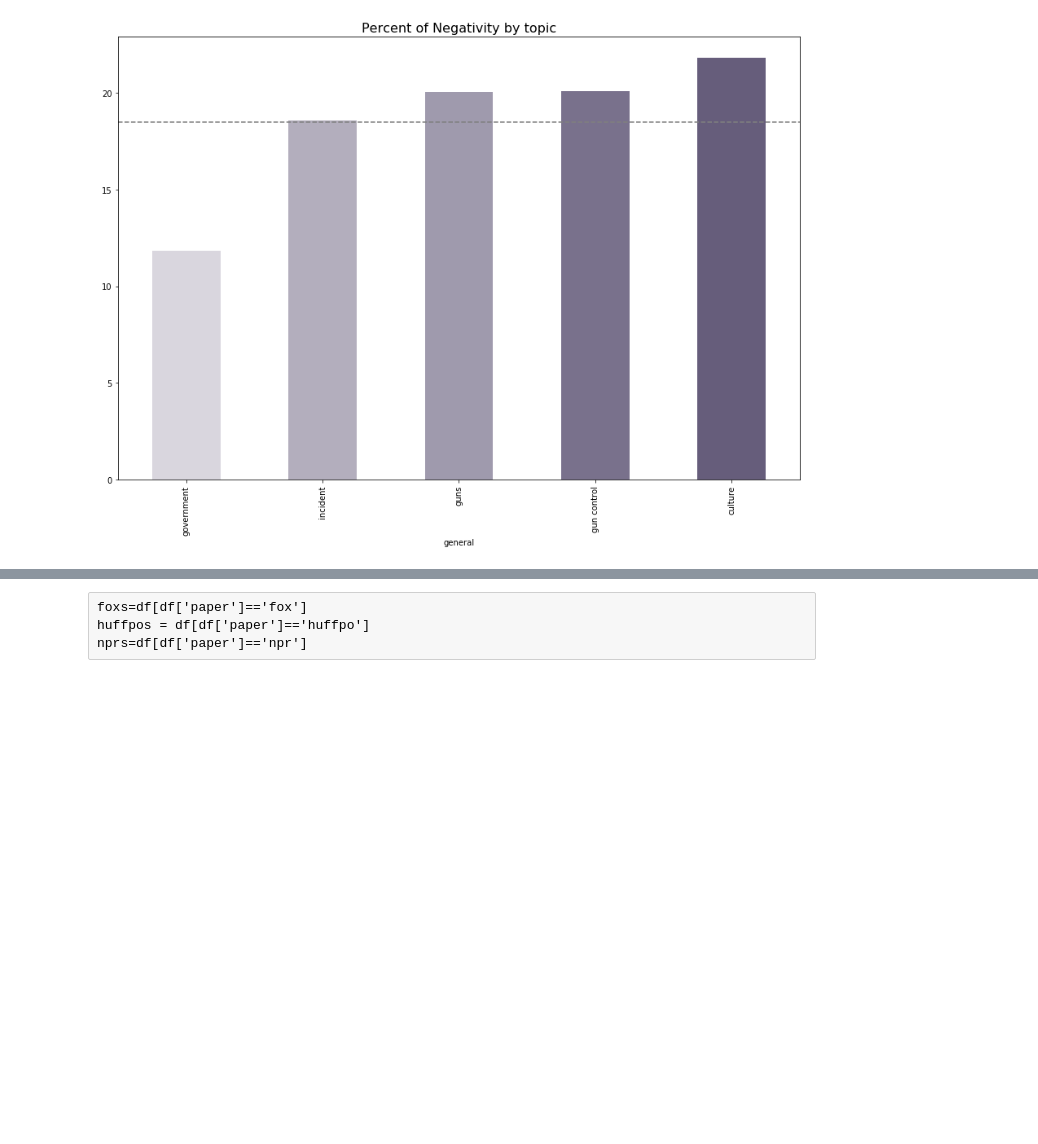
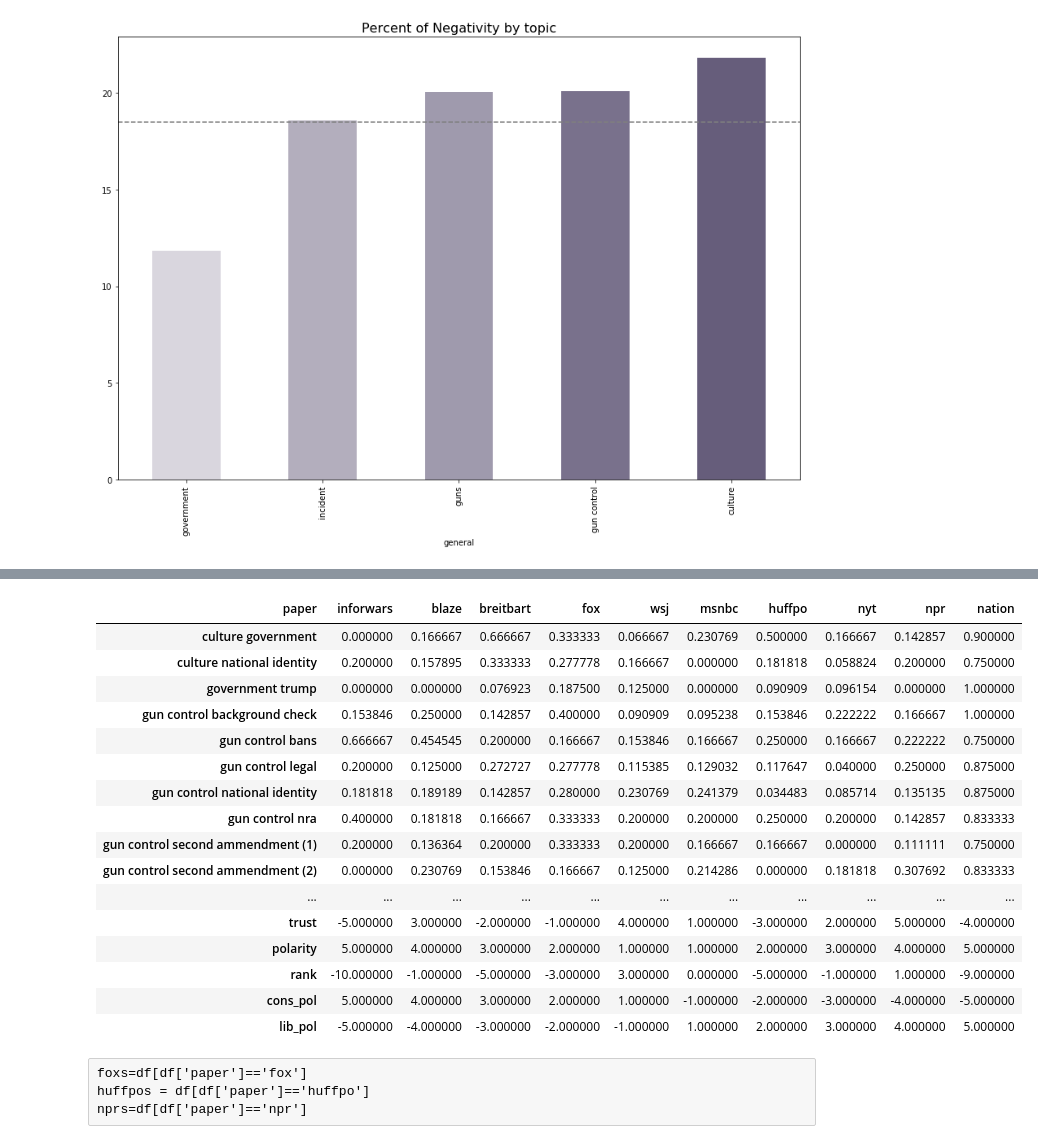
Before and after one commit to michellejm/guns_in_America, a Jupyter notebook: sentimentVisuals.ipynb, the cells around one changed output, grey strips where cells are left out. Cells and saved outputs as stored; diff of their text form; code cells hidden in the pictures; blank space fills up the shorter version.

```diff
--- a/sentimentVisuals.ipynb
+++ b/sentimentVisuals.ipynb
@@ -189,0 +325,22 @@ Name: subjective, dtype: float64
+# %%
+pmdf=pmdf.set_index('paper')
+dfpm=pmdf.T
+dfpm
+# %% [output]
+| paper | inforwars | blaze | breitbart | fox | wsj | msnbc | huffpo | nyt | npr | nation |
+| culture government | 0.000000 | 0.166667 | 0.666667 | 0.333333 | 0.066667 | 0.230769 | 0.500000 | 0.166667 | 0.142857 | 0.900000 |
+| culture national identity | 0.200000 | 0.157895 | 0.333333 | 0.277778 | 0.166667 | 0.000000 | 0.181818 | 0.058824 | 0.200000 | 0.750000 |
+| government trump | 0.000000 | 0.000000 | 0.076923 | 0.187500 | 0.125000 | 0.000000 | 0.090909 | 0.096154 | 0.000000 | 1.000000 |
+| gun control background check | 0.153846 | 0.250000 | 0.142857 | 0.400000 | 0.090909 | 0.095238 | 0.153846 | 0.222222 | 0.166667 | 1.000000 |
+| gun control bans | 0.666667 | 0.454545 | 0.200000 | 0.166667 | 0.153846 | 0.166667 | 0.250000 | 0.166667 | 0.222222 | 0.750000 |
+| gun control legal | 0.200000 | 0.125000 | 0.272727 | 0.277778 | 0.115385 | 0.129032 | 0.117647 | 0.040000 | 0.250000 | 0.875000 |
+| gun control national identity | 0.181818 | 0.189189 | 0.142857 | 0.280000 | 0.230769 | 0.241379 | 0.034483 | 0.085714 | 0.135135 | 0.875000 |
+| gun control nra | 0.400000 | 0.181818 | 0.166667 | 0.333333 | 0.200000 | 0.200000 | 0.250000 | 0.200000 | 0.142857 | 0.833333 |
+| gun control second ammendment (1) | 0.200000 | 0.136364 | 0.200000 | 0.333333 | 0.200000 | 0.166667 | 0.166667 | 0.000000 | 0.111111 | 0.750000 |
+| gun control second ammendment (2) | 0.000000 | 0.230769 | 0.153846 | 0.166667 | 0.125000 | 0.214286 | 0.000000 | 0.181818 | 0.307692 | 0.833333 |
+| ... | ... | ... | ... | ... | ... | ... | ... | ... | ... | ... |
+| trust | -5.000000 | 3.000000 | -2.000000 | -1.000000 | 4.000000 | 1.000000 | -3.000000 | 2.000000 | 5.000000 | -4.000000 |
+| polarity | 5.000000 | 4.000000 | 3.000000 | 2.000000 | 1.000000 | 1.000000 | 2.000000 | 3.000000 | 4.000000 | 5.000000 |
+| rank | -10.000000 | -1.000000 | -5.000000 | -3.000000 | 3.000000 | 0.000000 | -5.000000 | -1.000000 | 1.000000 | -9.000000 |
+| cons_pol | 5.000000 | 4.000000 | 3.000000 | 2.000000 | 1.000000 | -1.000000 | -2.000000 | -3.000000 | -4.000000 | -5.000000 |
+| lib_pol | -5.000000 | -4.000000 | -3.000000 | -2.000000 | -1.000000 | 1.000000 | 2.000000 | 3.000000 | 4.000000 | 5.000000 |
```
Also changed, not shown: parts of 12 cells of this notebook, 35 other files.
